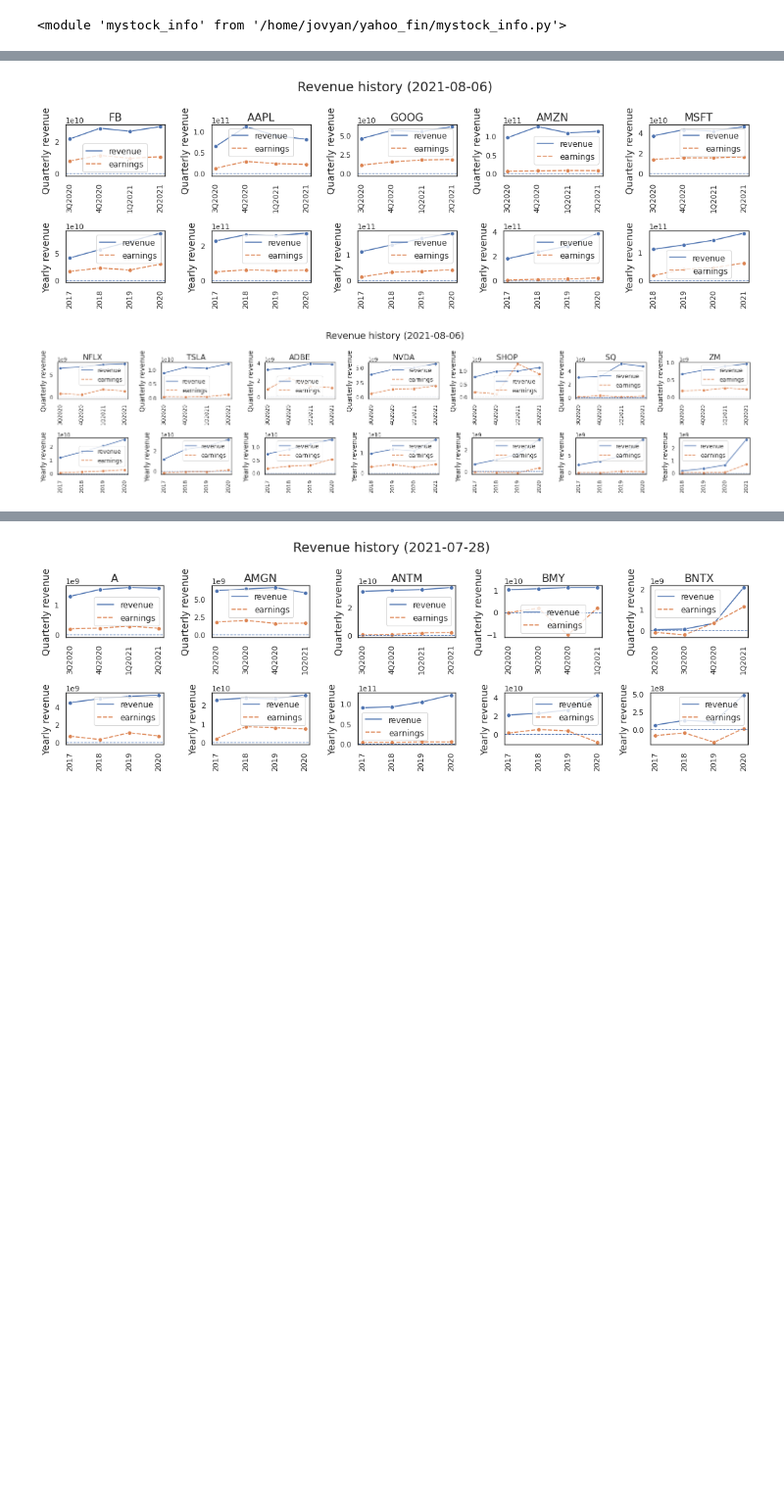
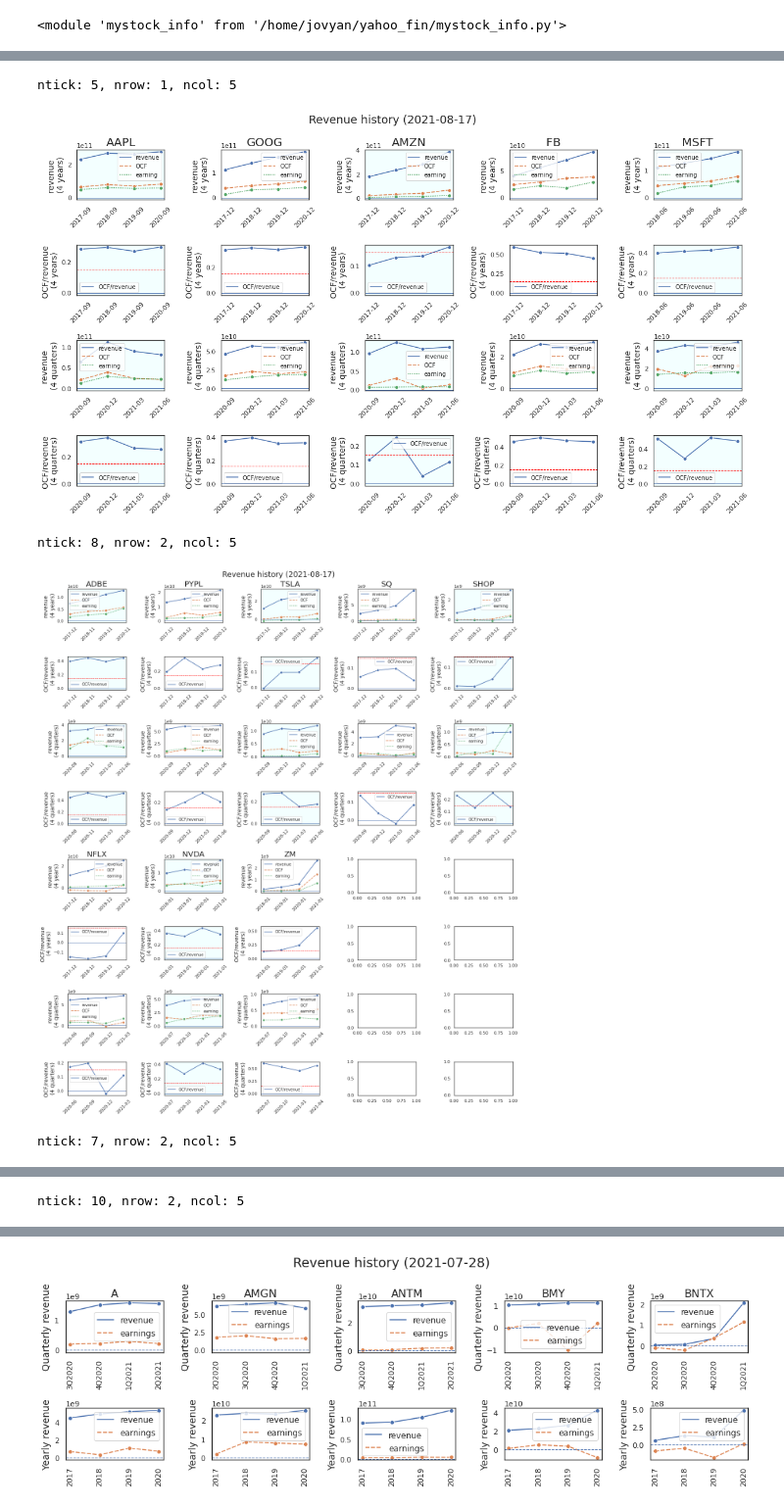
Before and after one commit to jnishii/stock-analysis, a Jupyter notebook: yahoo_fin/Revenue-analysis.ipynb, the cells around one changed output, grey strips where cells are left out. Shown at 98% size. Cells and saved outputs as stored; diff of their text form; code cells hidden in the pictures; blank space fills up the shorter version.

```diff
--- a/yahoo_fin/Revenue-analysis.ipynb
+++ b/yahoo_fin/Revenue-analysis.ipynb
@@ -17,14 +17,15 @@ importlib.reload(mi)
 <module 'mystock_info' from '/home/jovyan/yahoo_fin/mystock_info.py'>
 # %%
 E12 = ["FB", "AAPL", "GOOG", "AMZN", "MSFT"] #Billions
-E11 = ["NFLX", "TSLA","ADBE", "NVDA", "SHOP", "SQ", "ZM"] # over 100 million
+E11 = ["NFLX", "TSLA","ADBE", "NVDA","PYPL", "SHOP", "SQ", "ZM"] # over 100 million
 E10_5 = ( # Over 50 million
-    ["CRWD", "TWLO","TWTR"]
-    + [ "DOCU", "ROKU", "ABNB"]
-    + ["GM", "F"]
+    ["ABNB", "GM", "F"]
+    + ["CRWD", "TWLO","TWTR"]
+    + [ "DOCU"]
 )
-E10_1 = ["EPAM","U", "MGA","ZS","OKTA",  "TTD", "ETSY","FIVN", "PINS"] # over 10 million
-E9 = ["FVRR","FSLY"] # over 1 million
+E10_1 = ["ROKU", "PLTR","OKTA", "EPAM","U", "MGA","ZS", "ETSY","FIVN", "PINS"] # over 10 million
+
+E9 = ["FVRR","FSLY", "TTD"] # over 1 million
 
 LIST=E12+E11+E10_5+E10_1+E9
 ###
@@ -53,6 +54,13 @@ PSR sorted list (<function today at 0x...>)
 # %%
+## reload private module
+import importlib
+importlib.reload(mi)
+
 for i in [E12,E11,E10_5,E10_1,E9]:
-    mi.plot_revenue(i, clear_cache=1, verbose=False)
+    ret=mi.plot_financial_history(i, clear_cache=1, verbose=False)
 # %% [output]
+ntick: 5, nrow: 1, ncol: 5
-[figure, old version]
+[figure, new version]
+ntick: 8, nrow: 2, ncol: 5
-[figure, old version]
+[figure, new version]
+ntick: 7, nrow: 2, ncol: 5
@@ -59,0 +68 @@ for i in [E12,E11,E10_5,E10_1,E9]:
+ntick: 10, nrow: 2, ncol: 5
```
Also changed, not shown: parts of 4 cells of this notebook, 8 other files.
